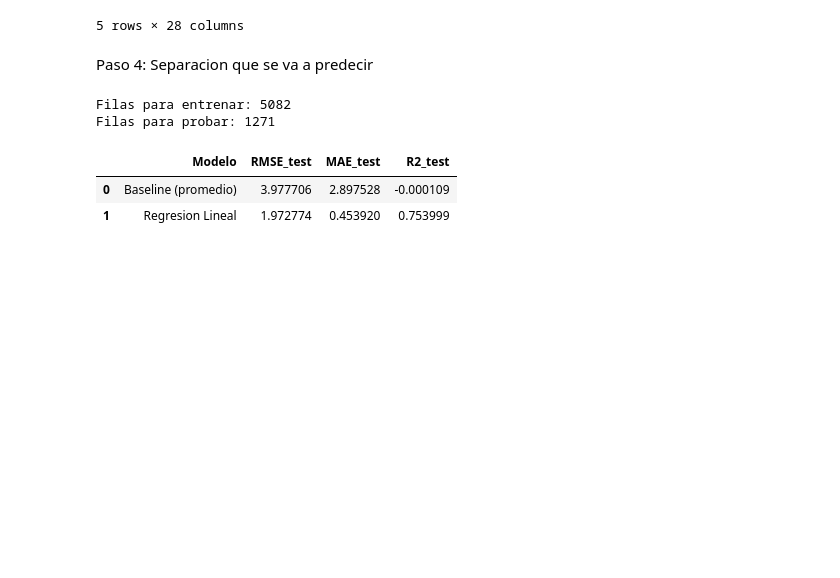
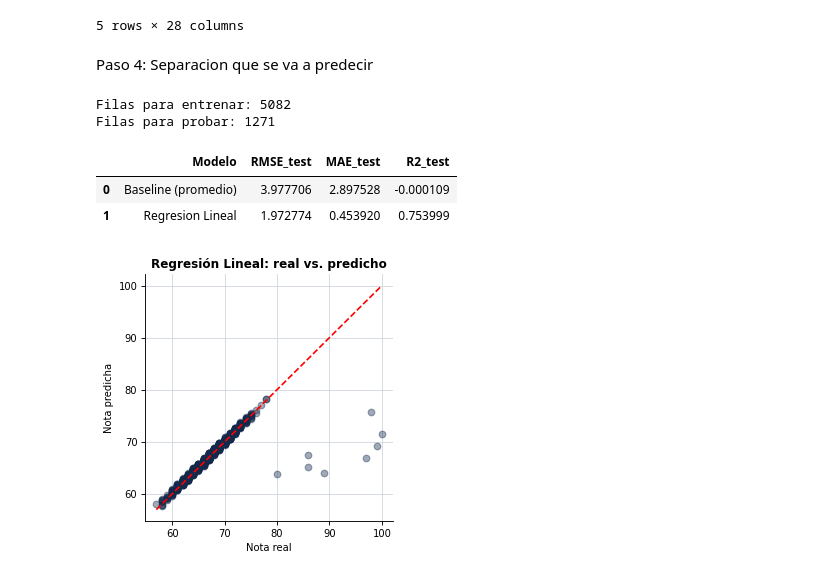
Before and after one commit to riack16/Proyecto-rendimiento-acad-mico, a Jupyter notebook: S100_Equipo4_ParteI.ipynb, the cells around one changed output. Cells and saved outputs as stored; diff of their text form; code cells hidden in the pictures; blank space fills up the shorter version.

```diff
--- a/S100_Equipo4_ParteI.ipynb
+++ b/S100_Equipo4_ParteI.ipynb
@@ -200,3 +201,13 @@ resultados
 |  | Modelo | RMSE_test | MAE_test | R2_test |
 | 0 | Baseline (promedio) | 3.977706 | 2.897528 | -0.000109 |
 | 1 | Regresion Lineal | 1.972774 | 0.453920 | 0.753999 |
+# %%
+plt.figure(figsize=(4,4))
+plt.scatter(y_test, pred_lr_test, alpha=0.4, color="#13294B")
+plt.plot([y_test.min(), y_test.max()], [y_test.min(), y_test.max()], color="red", linestyle="--")
+plt.xlabel("Nota real")
+plt.ylabel("Nota predicha")
+plt.title("Regresión Lineal: real vs. predicho")
+plt.show()
+# %% [output]
+[figure, added]
```
Also changed, not shown: parts of 1 cell of this notebook.
